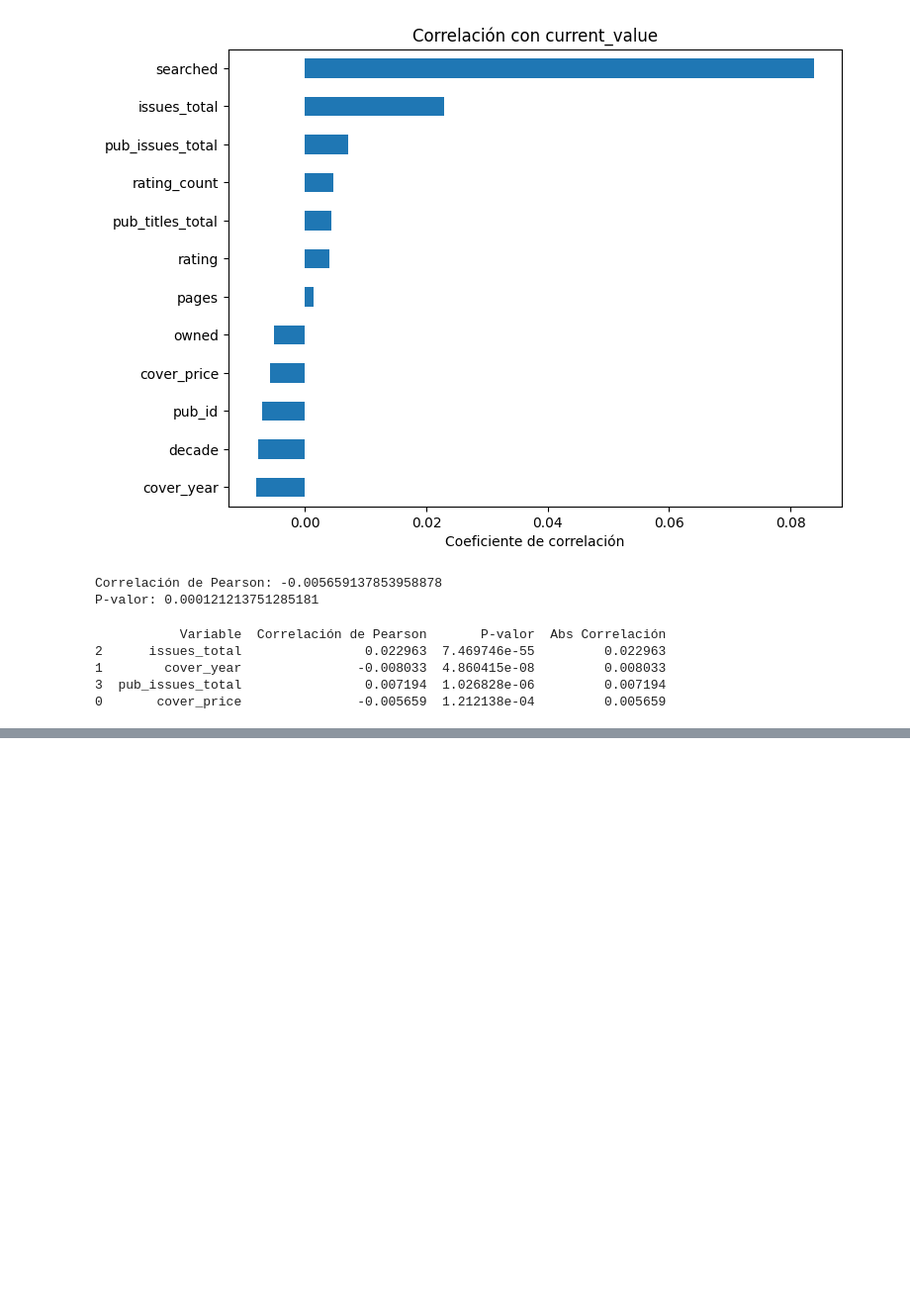
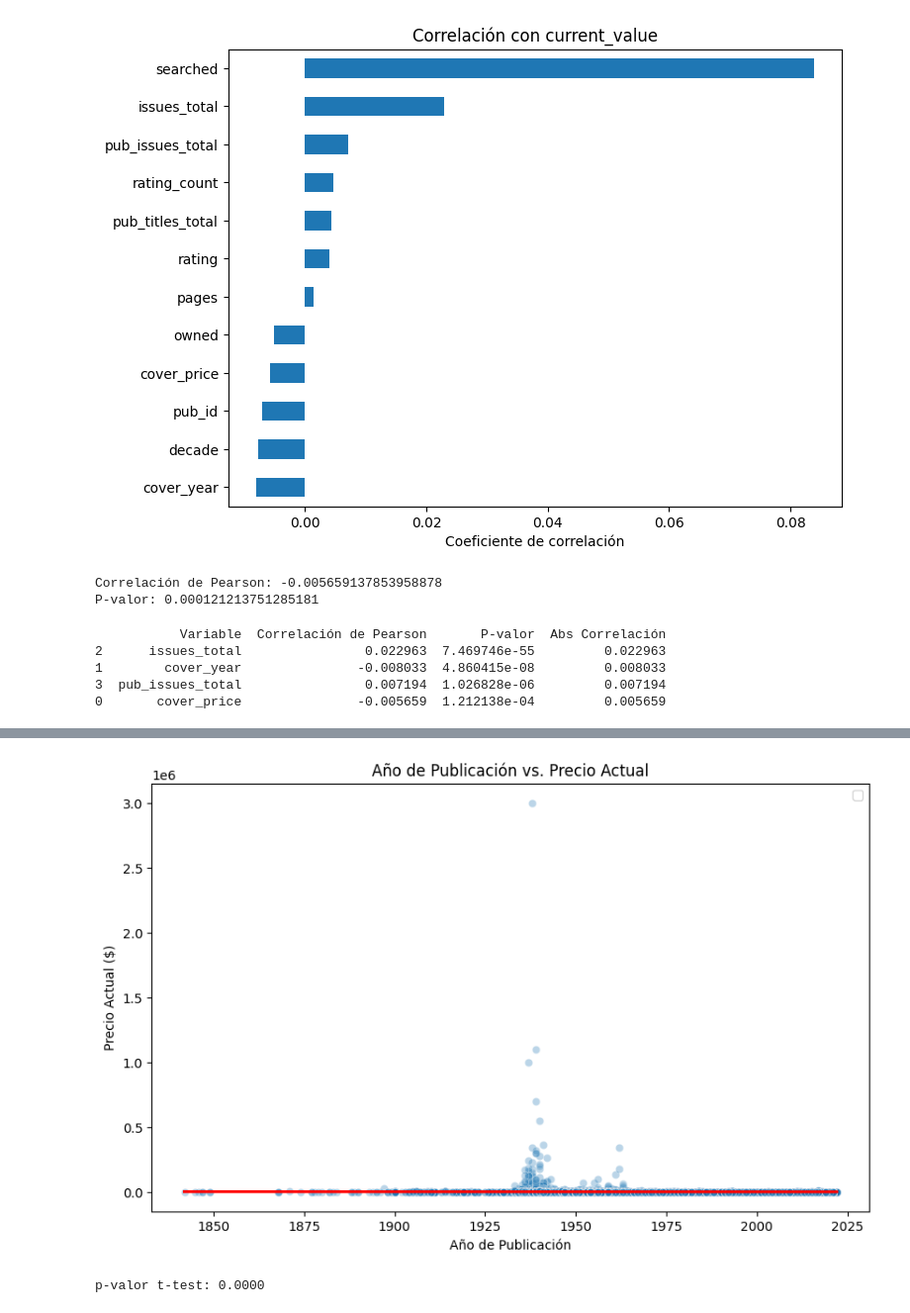
Before and after one commit to MariaJoseCamacho/repositorio_clase, a Jupyter notebook: 03_Analisis_de_Datos/src_MariaJoseCamachoCano/notebooks/eda2.ipynb, the cells around one changed output, grey strips where cells are left out. Shown: that part at 99% size. Cells and saved outputs as stored; diff of their text form; code cells hidden in the pictures; blank space fills up the shorter version.

```diff
--- a/03_Analisis_de_Datos/src_MariaJoseCamachoCano/notebooks/eda2.ipynb
+++ b/03_Analisis_de_Datos/src_MariaJoseCamachoCano/notebooks/eda2.ipynb
@@ -335,0 +422,37 @@ print(resultados_df1)
+# %%
+plt.figure(figsize=(10, 6))
+sns.scatterplot(
+    data=df1,
+    x='year_start',
+    y='current_value',
+    alpha=0.3
+)
+# Ajustar una línea de regresión
+sns.regplot(
+    data=df1,
+    x='year_start',
+    y='current_value',
+    scatter=False,
+    color='red',
+    line_kws={'label':'Tendencia'}
+)
+plt.title('Año de Publicación vs. Precio Actual')
+plt.xlabel('Año de Publicación')
+plt.ylabel('Precio Actual ($)')
+plt.legend()
+plt.show()
+# %% [output]
+[figure, added]
+# %%
+from scipy.stats import ttest_ind
+
+# Crear grupos: antiguos (<2000) vs. recientes (>=2000)
+df_ttest = df1.dropna(subset=['year_start', 'current_value'])
+grupo_antiguos = df_ttest[df_ttest['year_start'] < 2000]['current_value']
+grupo_modernos = df_ttest[df_ttest['year_start'] >= 2000]['current_value']
+
+# Test t de Student
+stat, pval = ttest_ind(grupo_antiguos, grupo_modernos, equal_var=False)
+print(f"p-valor t-test: {pval:.4f}")
+# %% [output]
+p-valor t-test: 0.0000
```
Also changed, not shown: parts of 20 cells of this notebook, 1 other file.
